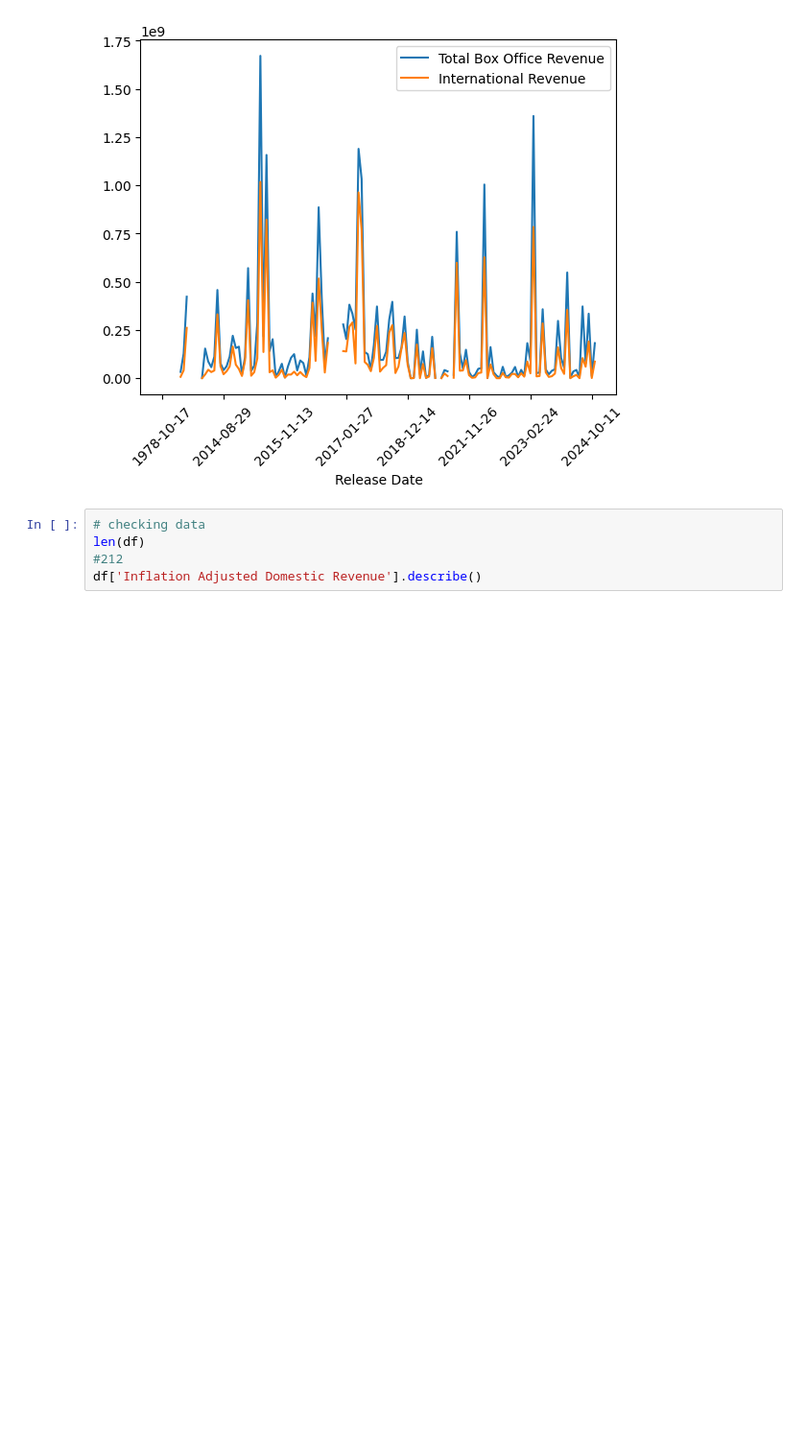
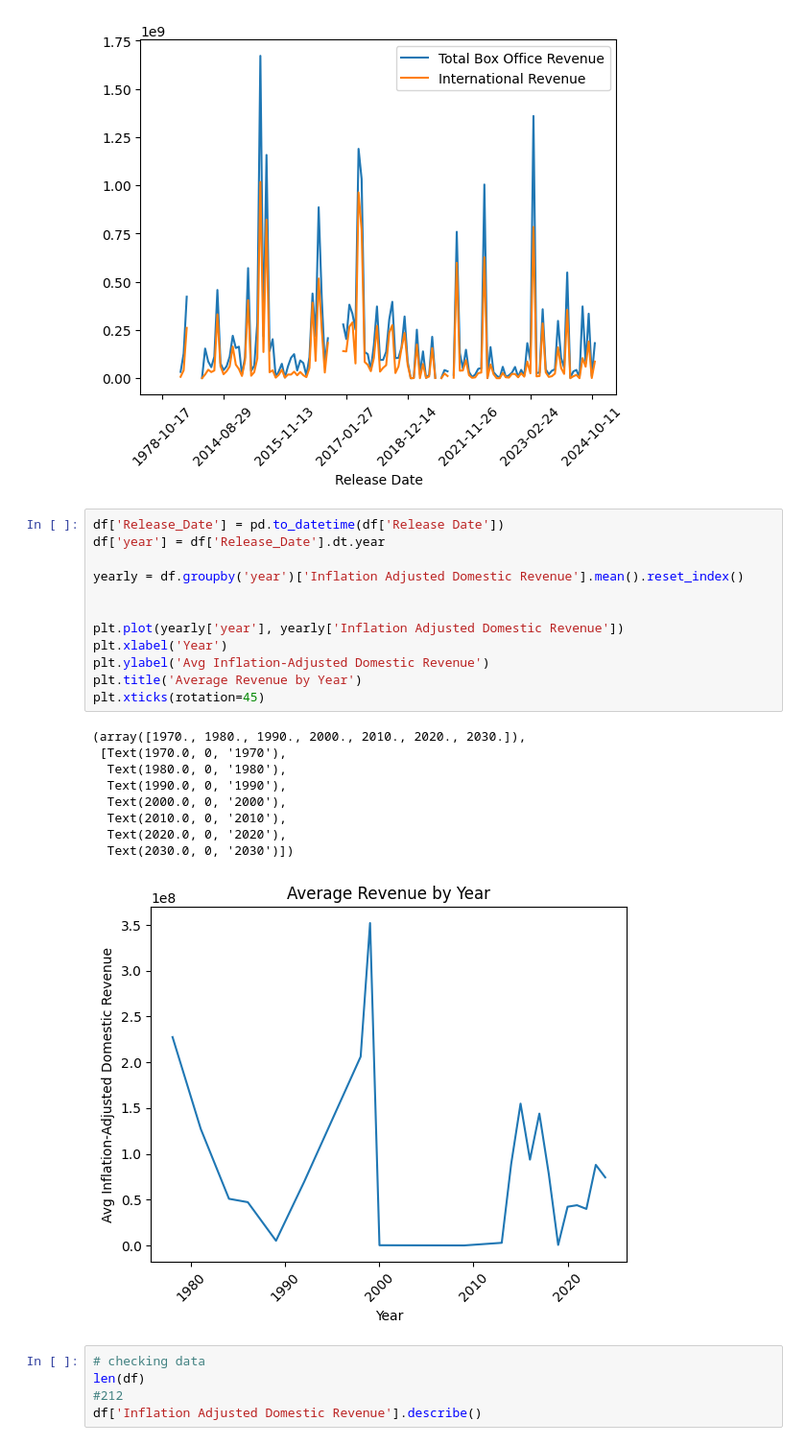
Before and after one commit to CNelson2004/Final_Movie_Analysis, a Jupyter notebook: analyze.ipynb, the cells around one changed output. Shown at 96% size. Drawn from its saved outputs; the diff is of its cells as text; blank space fills up the shorter version.

Commit message:
mean of years

```diff
--- a/analyze.ipynb
+++ b/analyze.ipynb
@@ -66,6 +66,28 @@ plt.xticks(rotation=45)
   Text(160.0, 0, '')])
 [figure]
 [figure]
+# %%
+df['Release_Date'] = pd.to_datetime(df['Release Date'])
+df['year'] = df['Release_Date'].dt.year
+
+yearly = df.groupby('year')['Inflation Adjusted Domestic Revenue'].mean().reset_index()
+
+
+plt.plot(yearly['year'], yearly['Inflation Adjusted Domestic Revenue'])
+plt.xlabel('Year')
+plt.ylabel('Avg Inflation-Adjusted Domestic Revenue')
+plt.title('Average Revenue by Year')
+plt.xticks(rotation=45)
+# %% [output]
+(array([1970., 1980., 1990., 2000., 2010., 2020., 2030.]),
+ [Text(1970.0, 0, '1970'),
+  Text(1980.0, 0, '1980'),
+  Text(1990.0, 0, '1990'),
+  Text(2000.0, 0, '2000'),
+  Text(2010.0, 0, '2010'),
+  Text(2020.0, 0, '2020'),
+  Text(2030.0, 0, '2030')])
+[figure, added]
 # %%
 # checking data
 len(df)
```
Also changed, not shown: parts of 1 cell of this notebook.
